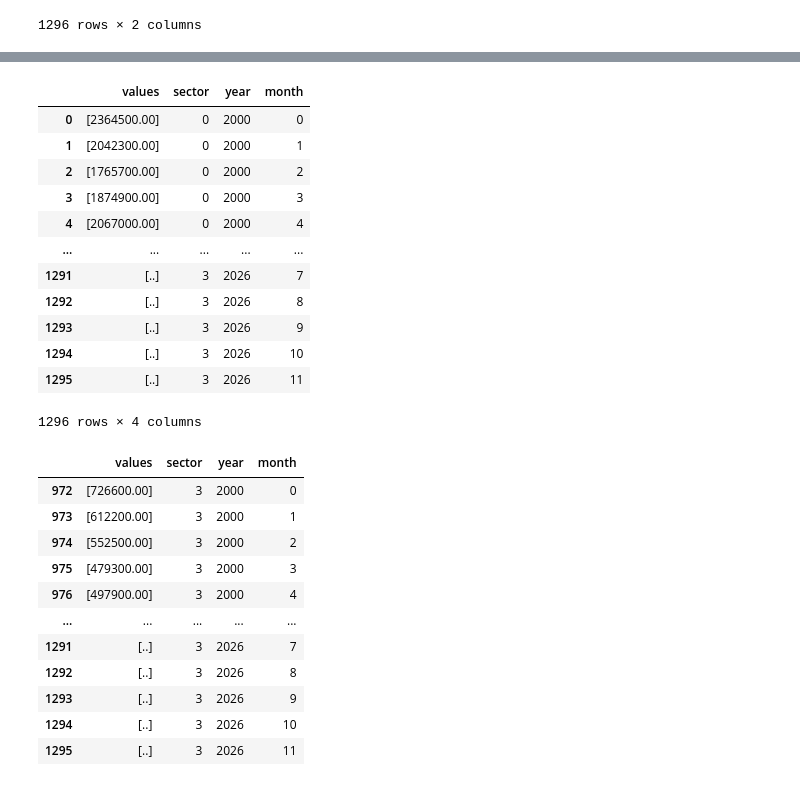
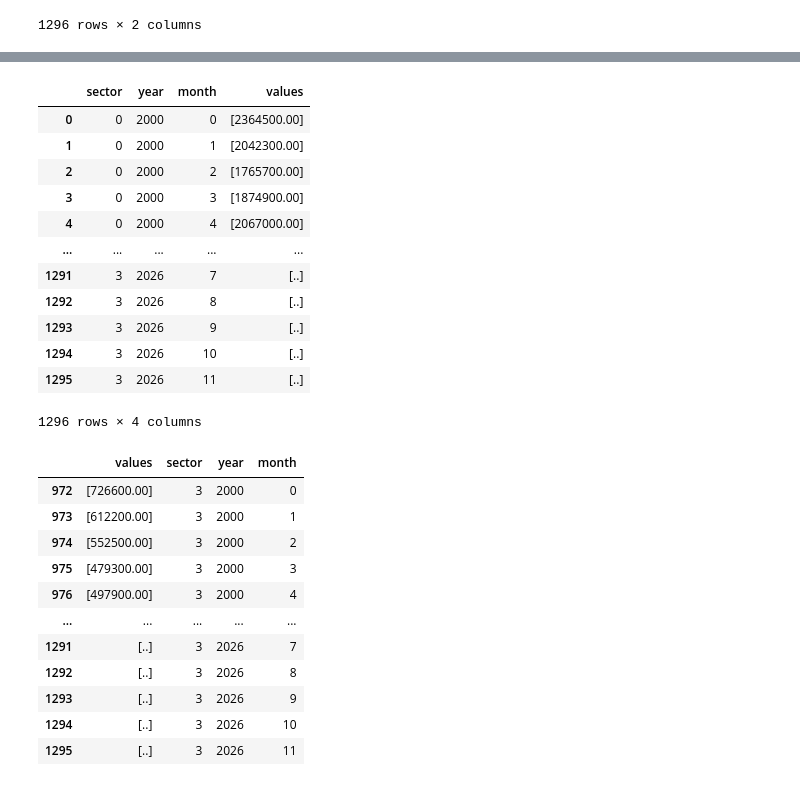
Before and after one commit to emmanresu/Thesis-Keras, a Jupyter notebook: prototype/requests_prototype.ipynb, the cells around one changed output, grey strips where cells are left out. Drawn from its saved outputs; the diff is of its cells as text; code cells hidden in the pictures.

Commit message:
optimized the column structure in the rice stock table

```diff
--- a/prototype/requests_prototype.ipynb
+++ b/prototype/requests_prototype.ipynb
@@ -445,0 +448,2 @@ key_split.columns = ['sector', 'year', 'month']
+# %%
+key_split = key_split.drop(columns=['year', 'month'])
@@ -445,0 +466,3 @@ key_split.columns = ['sector', 'year', 'month']
+# %%
+key_split[['date', 'values']] = key_split[['values', 'date']].values
+key_split.columns = ['sector', 'date', 'values']
@@ -446,23 +485,25 @@ key_split.columns = ['sector', 'year', 'month']
 # %%
-test = test.merge(key_split, on=test.index, how='left')
+# test = test.merge(key_split, on=test.index, how='left')
+key_split = key_split.merge(test, on=key_split.index, how='left')
 # %%
-test = test.drop(columns=['key_0', 'key'])
+# test = test.drop(columns=['key_0', 'key'])
+key_split = key_split.drop(columns=['key_0', 'key'])
-# %%
-test
-# %% [output]
-|  | values | sector | year | month |
-| 0 | [2364500.00] | 0 | 2000 | 0 |
-| 1 | [2042300.00] | 0 | 2000 | 1 |
-| 2 | [1765700.00] | 0 | 2000 | 2 |
-| 3 | [1874900.00] | 0 | 2000 | 3 |
-| 4 | [2067000.00] | 0 | 2000 | 4 |
-| ... | ... | ... | ... | ... |
-| 1291 | [..] | 3 | 2026 | 7 |
-| 1292 | [..] | 3 | 2026 | 8 |
-| 1293 | [..] | 3 | 2026 | 9 |
-| 1294 | [..] | 3 | 2026 | 10 |
-| 1295 | [..] | 3 | 2026 | 11 |
-1296 rows × 4 columns
+# %%
+key_split
+# %% [output]
+|  | sector | year | month | values |
+| 0 | 0 | 2000 | 0 | [2364500.00] |
+| 1 | 0 | 2000 | 1 | [2042300.00] |
+| 2 | 0 | 2000 | 2 | [1765700.00] |
+| 3 | 0 | 2000 | 3 | [1874900.00] |
+| 4 | 0 | 2000 | 4 | [2067000.00] |
+| ... | ... | ... | ... | ... |
+| 1291 | 3 | 2026 | 7 | [..] |
+| 1292 | 3 | 2026 | 8 | [..] |
+| 1293 | 3 | 2026 | 9 | [..] |
+| 1294 | 3 | 2026 | 10 | [..] |
+| 1295 | 3 | 2026 | 11 | [..] |
+1296 rows × 4 columns
 # %%
 total_stock = test.query("sector == '0'")
 # total_stock.rename(columns={'values': 'total_stock'}, inplace=True)
```
Also changed, not shown: parts of 5 cells of this notebook.
